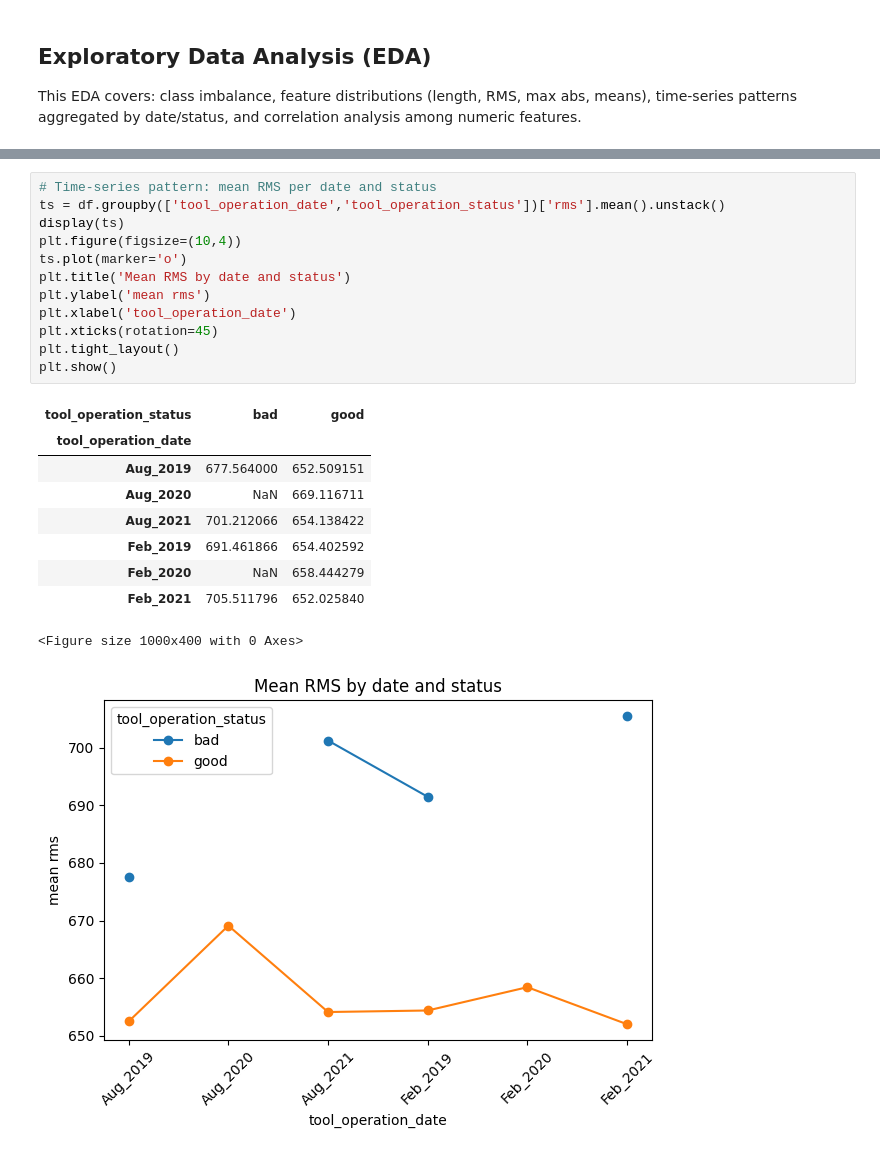
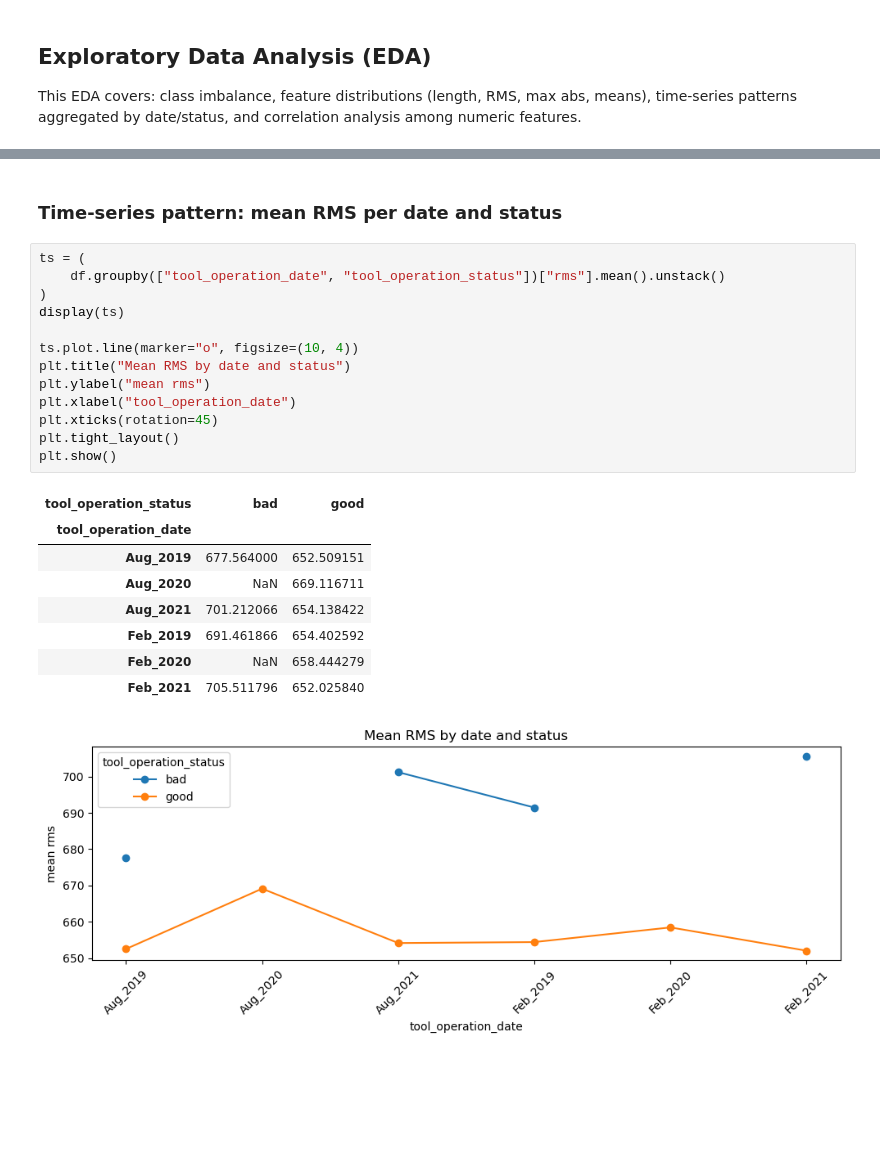
Before and after one commit to NolanRobbins/AAI-530-Final-Project, a Jupyter notebook: notebooks/cnc-predictive-maintenance.ipynb, the cells around one changed output, grey strips where cells are left out. Saved outputs shown, nothing was run; the diff lists cells and outputs as text; blank space fills up the shorter version.

```diff
--- a/notebooks/cnc-predictive-maintenance.ipynb
+++ b/notebooks/cnc-predictive-maintenance.ipynb
@@ -370,26 +411,28 @@ plt.tight_layout()
 plt.show()
 # %% [output]
 [figure]
+# %% [markdown]
+### Time-series pattern: mean RMS per date and status
 # %%
-# Time-series pattern: mean RMS per date and status
-ts = df.groupby(['tool_operation_date','tool_operation_status'])['rms'].mean().unstack()
+ts = (
+    df.groupby(["tool_operation_date", "tool_operation_status"])["rms"].mean().unstack()
+)
 display(ts)
-plt.figure(figsize=(10,4))
-ts.plot(marker='o')
-plt.title('Mean RMS by date and status')
-plt.ylabel('mean rms')
-plt.xlabel('tool_operation_date')
+
+ts.plot.line(marker="o", figsize=(10, 4))
+plt.title("Mean RMS by date and status")
+plt.ylabel("mean rms")
+plt.xlabel("tool_operation_date")
 plt.xticks(rotation=45)
 plt.tight_layout()
 plt.show()
 # %% [output]
 | tool_operation_status | bad | good |
 | tool_operation_date |  |  |
 | Aug_2019 | 677.564000 | 652.509151 |
 | Aug_2020 | NaN | 669.116711 |
 | Aug_2021 | 701.212066 | 654.138422 |
 | Feb_2019 | 691.461866 | 654.402592 |
 | Feb_2020 | NaN | 658.444279 |
 | Feb_2021 | 705.511796 | 652.025840 |
-<Figure size 1000x400 with 0 Axes>
-[figure, old version]
+[figure, new version]
```
Also changed, not shown: parts of 21 cells of this notebook.
